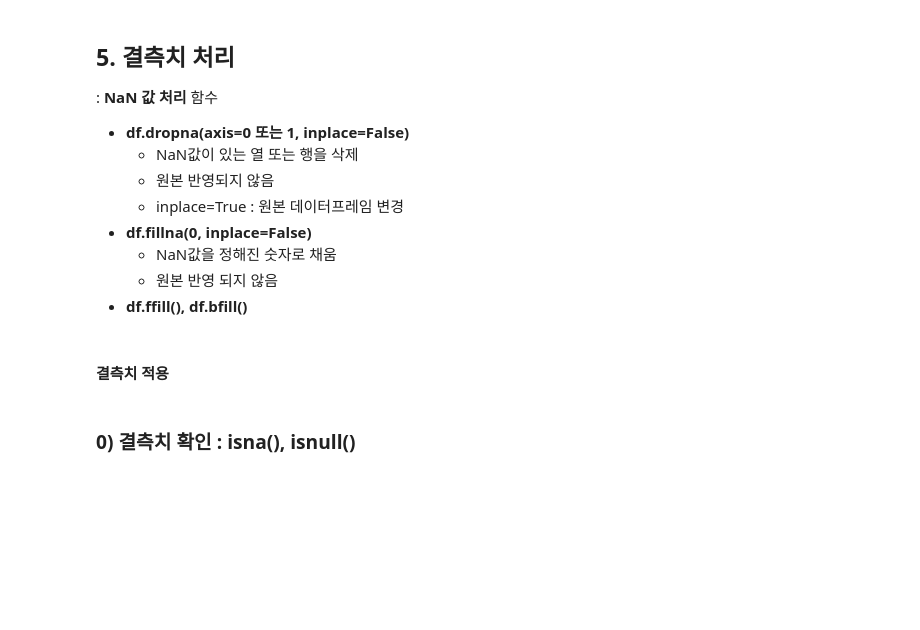
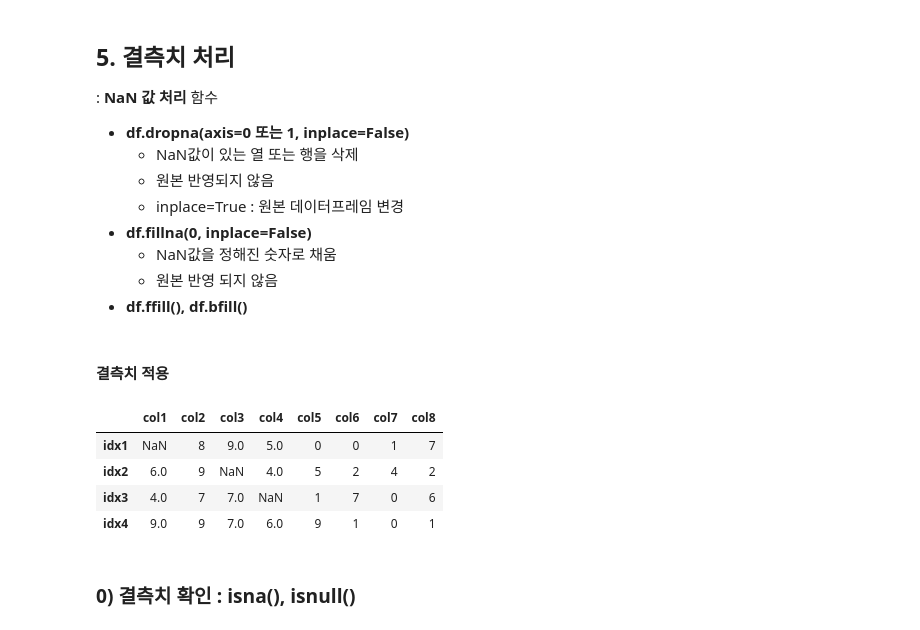
Before and after one commit to dkdkdk606/national_Defense, a Jupyter notebook: 04_pandas/1.코드/pandas_06_데이터파악과조작3_삭제_변경_결측치.ipynb, the cells around one changed output. Saved outputs shown, nothing was run; the diff lists cells and outputs as text; code cells hidden in the pictures; blank space fills up the shorter version.

```diff
--- a/04_pandas/1.코드/pandas_06_데이터파악과조작3_삭제_변경_결측치.ipynb
+++ b/04_pandas/1.코드/pandas_06_데이터파악과조작3_삭제_변경_결측치.ipynb
@@ -169,5 +176,22 @@ df1.drop(columns=['col1', 'col3'], index=df1.index[0:3])
 - **df.ffill(), df.bfill()**
 # %% [markdown]
 #### 결측치 적용
+# %%
+np.random.seed(1)
+
+df2 = pd.DataFrame(np.random.randint(10,size=(4,8)))
+df2.columns =['col1', 'col2', 'col3', 'col4', 'col5', 'col6', 'col7', 'col8' ]
+df2.index = ['idx1', 'idx2', 'idx3', 'idx4']
+# %%
+df2.iloc[0,0] = np.nan
+df2.iloc[2,3] = np.nan
+df2.iloc[1,2] = np.nan
+df2
+# %% [output]
+|  | col1 | col2 | col3 | col4 | col5 | col6 | col7 | col8 |
+| idx1 | NaN | 8 | 9.0 | 5.0 | 0 | 0 | 1 | 7 |
+| idx2 | 6.0 | 9 | NaN | 4.0 | 5 | 2 | 4 | 2 |
+| idx3 | 4.0 | 7 | 7.0 | NaN | 1 | 7 | 0 | 6 |
+| idx4 | 9.0 | 9 | 7.0 | 6.0 | 9 | 1 | 0 | 1 |
 # %% [markdown]
 ### 0) 결측치 확인 : isna(), isnull()
```
Also changed, not shown: parts of 94 cells of this notebook, 11 other files.
